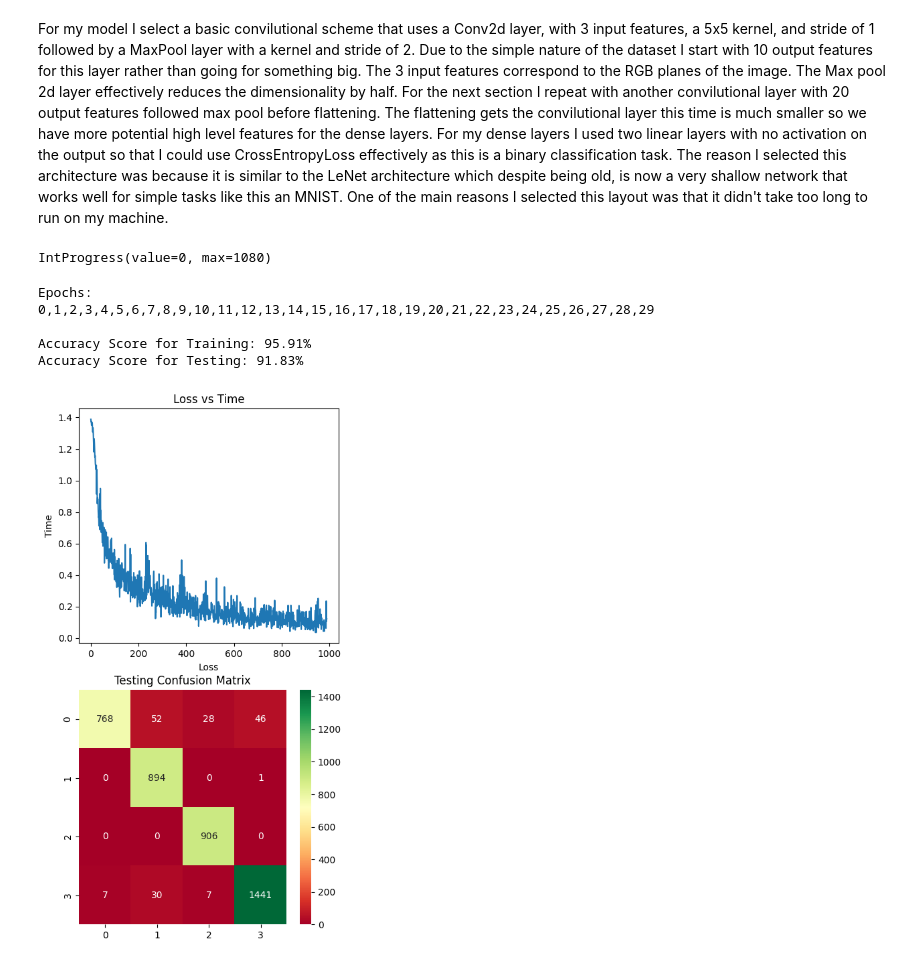
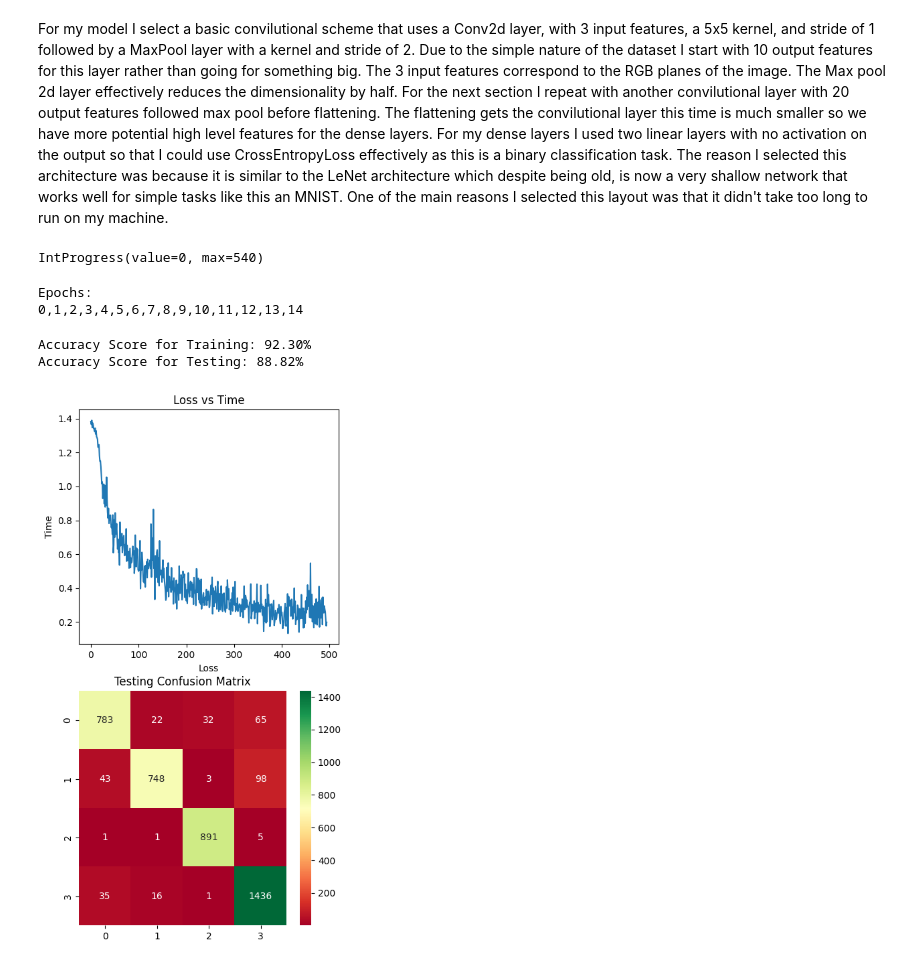
Before and after one commit to James-Oswald/CSCI-6962-Projects-in-ML-AI, a Jupyter notebook: hw5/hw5.ipynb, the cells around one changed output. Drawn from its saved outputs; the diff is of its cells as text; code cells hidden in the pictures.

```diff
--- a/hw5/hw5.ipynb
+++ b/hw5/hw5.ipynb
@@ -104,7 +104,7 @@ import torch.optim
 import torch.utils.data
 
 #hyperparameters
-epochs = 30
+epochs = 15
 batch_size = 128
 optimizer = torch.optim.Adam
 lossFunction = torch.nn.CrossEntropyLoss()
@@ -115,11 +115,27 @@ from ipywidgets import IntProgress
 from IPython.display import display
 import seaborn as sns
 
+losses = None
+
+def evaluate_cnn_model(model):
+    print_accuracy_dataset("Training", model, *as_tensors(train_dataset))
+    print_accuracy_dataset("Testing", model, *as_tensors(test_dataset))
+    fig, ax = plt.subplots(nrows=2, figsize=(5,10))
+    ax[0].set_title("Loss vs Time")
+    ax[0].set_xlabel("Loss")
+    ax[0].set_ylabel("Time")
+    ax[0].plot(losses)
+    x_test, y_test = as_tensors(train_dataset)
+    test_confusion_matrix = confusion_matrix(y_test, predict(model, x_test).detach().numpy())
+    ax[1].set_title("Testing Confusion Matrix")
+    sns.heatmap(test_confusion_matrix, ax=ax[1], annot=True, cmap='RdYlGn', fmt='d')
+
 def train_cnn_model(model):
+    global losses
+    losses = []
     progress_bar = IntProgress(min=0, max=epochs*(len(dataset)//batch_size)) # instantiate the bar
     display(progress_bar) # display the bar
     model_optimizer = optimizer(model.parameters())
-    losses = []
     print("Epochs: ")
     for epoch in range(epochs):
         print(str(epoch) + ",", end="")
@@ -132,17 +148,6 @@ def train_cnn_model(model):
             model_optimizer.step()
             progress_bar.value += 1
     print("\b\n")
-    print_accuracy_dataset("Training", model, *as_tensors(train_dataset))
-    print_accuracy_dataset("Testing", model, *as_tensors(test_dataset))
-    fig, ax = plt.subplots(nrows=2, figsize=(5,10))
-    ax[0].set_title("Loss vs Time")
-    ax[0].set_xlabel("Loss")
-    ax[0].set_ylabel("Time")
-    ax[0].plot(losses)
-    x_test, y_test = as_tensors(train_dataset)
-    test_confusion_matrix = confusion_matrix(y_test, predict(model, x_test).detach().numpy())
-    ax[1].set_title("Testing Confusion Matrix")
-    sns.heatmap(test_confusion_matrix, ax=ax[1], annot=True, cmap='RdYlGn', fmt='d')
 # %% [markdown]
 For my model I select a basic convilutional scheme that uses a Conv2d layer, with 3 input features, a 5x5 kernel, and stride of 1 followed by a MaxPool layer with a kernel and stride of 2. Due to the simple nature of the dataset I start with 10 output features for this layer rather than going for something big. The 3 input features correspond to the RGB planes of the image. The Max pool 2d layer effectively reduces the dimensionality by half. For the next section I repeat with another convilutional layer with 20 output features followed max pool before flattening. The flattening gets the convilutional layer this time is much smaller so we have more potential high level features for the dense layers. For my dense layers I used two linear layers with no activation on the output so that I could use CrossEntropyLoss effectively as this is a binary classification task. The reason I selected this architecture was because it is similar to the LeNet architecture which despite being old, is now a very shallow network that works well for simple tasks like this an MNIST. One of the main reasons I selected this layout was that it didn't take too long to run on my machine.
 # %%
@@ -166,13 +171,15 @@ model = torch.nn.Sequential(conv_model, fully_connected_model)
 
 train_cnn_model(model)
 # %% [output]
-IntProgress(value=0, max=1080)
+IntProgress(value=0, max=540)
 Epochs:
-0,1,2,3,4,5,6,7,8,9,10,11,12,13,14,15,16,17,18,19,20,21,22,23,24,25,26,27,28,29
-
-Accuracy Score for Training: 95.91%
-Accuracy Score for Testing: 91.83%
+0,1,2,3,4,5,6,7,8,9,10,11,12,13,14
-[figure, removed]
+# %%
+evaluate_cnn_model(model)
+# %% [output]
+Accuracy Score for Training: 92.30%
+Accuracy Score for Testing: 88.82%
+[figure, added]
 # %% [markdown]
 I chose to use accuracy to evaluate my model for two reasons. The first is that there are similar class breakdowns for the 3 classes, the second is that false positives don't affect us greatly, but compose the bulk of our miss-classifications (many more than false negatives) which have greater implications for this task. The model preforms quite well with ~95% accuracy on the training set and ~90% on the testing set. We observe good convergence in the loss vs time graph. In the confusion matrix we see that we have many more false positives then negatives. This is desireable as in real life false positives on this task would just involve spraying the apple tree with medicine it didn't need.
 
```
Also changed, not shown: parts of 15 cells of this notebook, 2 other files.
